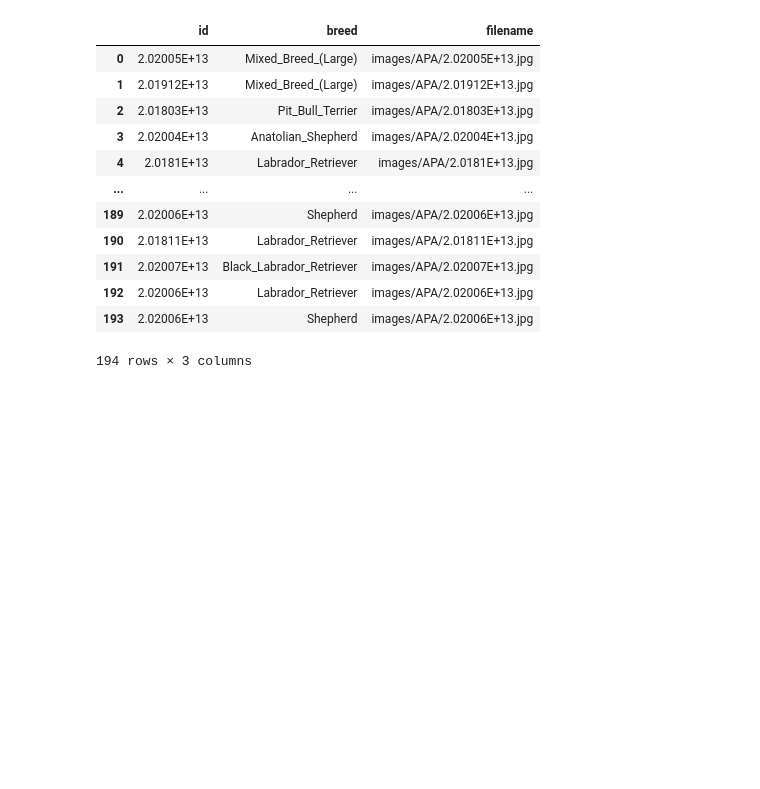
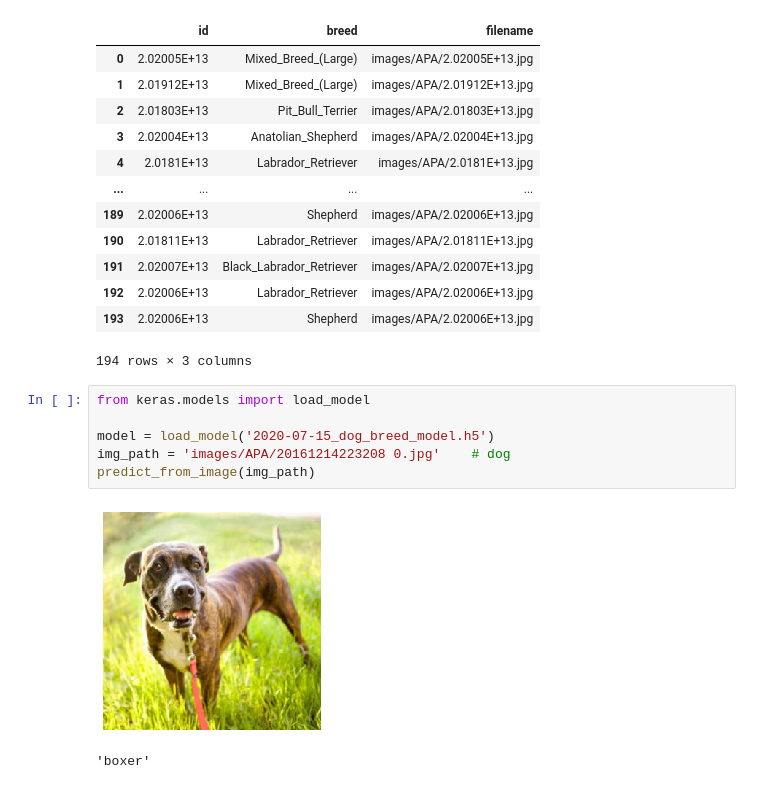
Before and after one commit to glandsly/dog-breed-identifier, a Jupyter notebook: dog_breed_detector.ipynb, the cells around one changed output. Drawn from its saved outputs; the diff is of its cells as text; blank space fills up the shorter version.

```diff
--- a/dog_breed_detector.ipynb
+++ b/dog_breed_detector.ipynb
@@ -278,3 +278,12 @@ test_df
 | 192 | 2.02006E+13 | Labrador_Retriever | images/APA/2.02006E+13.jpg |
 | 193 | 2.02006E+13 | Shepherd | images/APA/2.02006E+13.jpg |
 194 rows × 3 columns
+# %%
+from keras.models import load_model
+
+model = load_model('2020-07-15_dog_breed_model.h5')
+img_path = 'images/APA/20161214223208 0.jpg'    # dog
+predict_from_image(img_path)
+# %% [output]
+[figure, added]
+'boxer'
```
